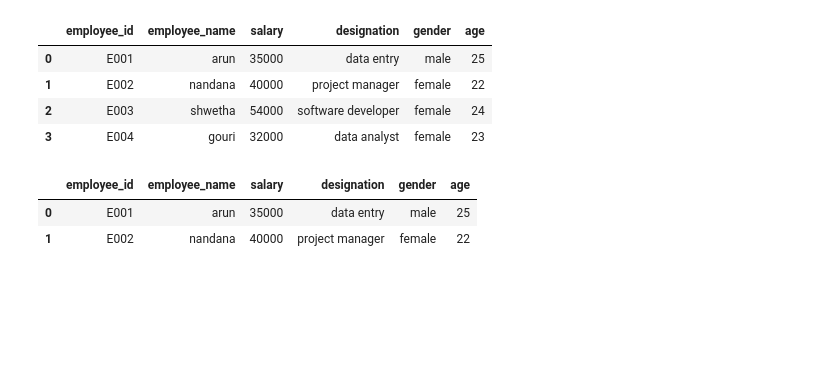
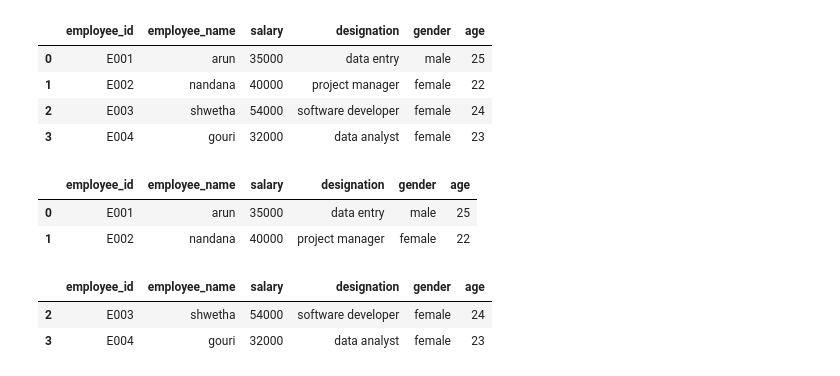
Before and after one commit to Nandanalinson/Python-core-concepts, a Jupyter notebook: day39/pandas.ipynb, the cells around one changed output. Saved outputs shown, nothing was run; the diff lists cells and outputs as text; code cells hidden in the pictures; blank space fills up the shorter version.

Commit message:
pandas: tail()

```diff
--- a/day39/pandas.ipynb
+++ b/day39/pandas.ipynb
@@ -300,3 +300,10 @@ df5.head(2)
 |  | employee_id | employee_name | salary | designation | gender | age |
 | 0 | E001 | arun | 35000 | data entry | male | 25 |
 | 1 | E002 | nandana | 40000 | project manager | female | 22 |
+# %%
+# last nni rand perr varum
+df5.tail(2)
+# %% [output]
+|  | employee_id | employee_name | salary | designation | gender | age |
+| 2 | E003 | shwetha | 54000 | software developer | female | 24 |
+| 3 | E004 | gouri | 32000 | data analyst | female | 23 |
```
